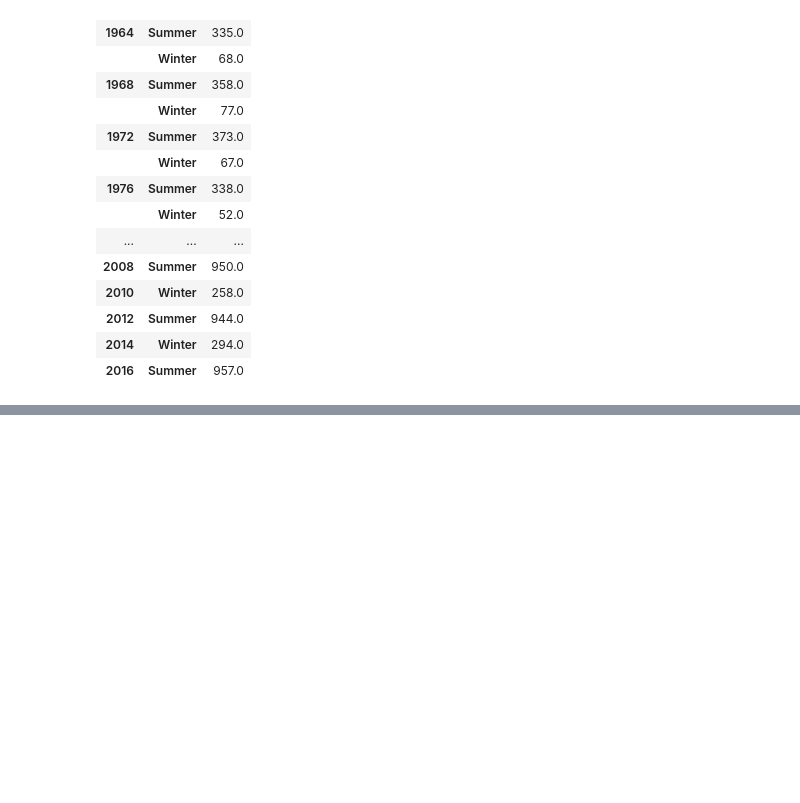
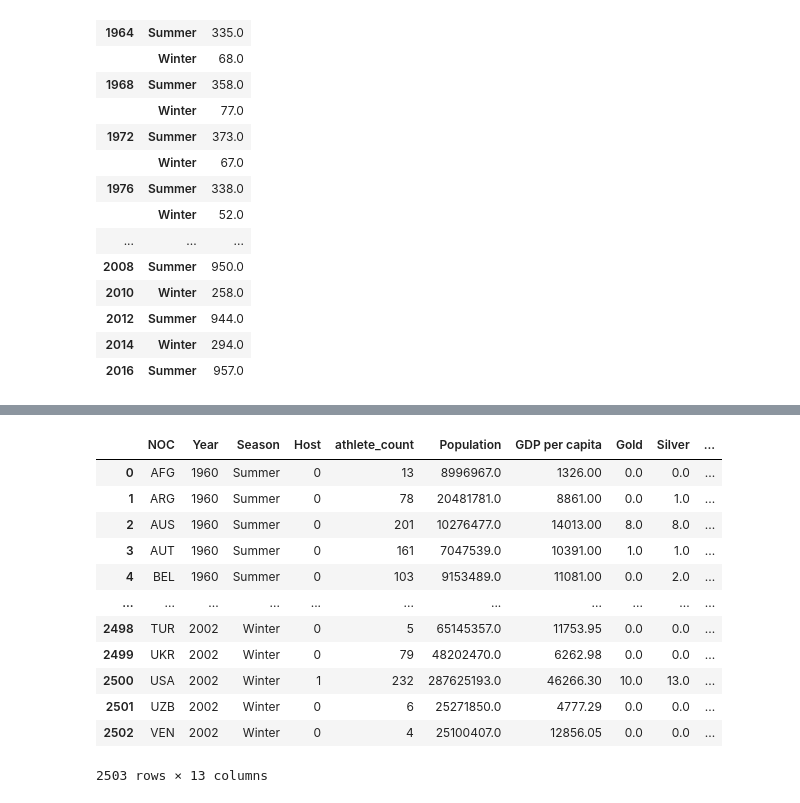
Before and after one commit to olympics2022/olympic_medal_analysis, a Jupyter notebook: Dataframe_merge.ipynb, the cells around one changed output, grey strips where cells are left out. Saved outputs shown, nothing was run; the diff lists cells and outputs as text; code cells hidden in the pictures; blank space fills up the shorter version.

```diff
--- a/Dataframe_merge.ipynb
+++ b/Dataframe_merge.ipynb
@@ -289,0 +271,18 @@ ML_df.to_csv('CSV_In_Progress/MLR_dataset.csv')
+# %%
+medal_share_df['medal_share'] = medal_share_df["country_medal_total"] / medal_share_df['olympic_total']
+medal_share_df = medal_share_df.drop(['index'], axis=1)
+medal_share_df
+# %% [output]
+|  | NOC | Year | Season | Host | athlete_count | Population | GDP per capita | Gold | Silver | ... |
+| 0 | AFG | 1960 | Summer | 0 | 13 | 8996967.0 | 1326.00 | 0.0 | 0.0 | ... |
+| 1 | ARG | 1960 | Summer | 0 | 78 | 20481781.0 | 8861.00 | 0.0 | 1.0 | ... |
+| 2 | AUS | 1960 | Summer | 0 | 201 | 10276477.0 | 14013.00 | 8.0 | 8.0 | ... |
+| 3 | AUT | 1960 | Summer | 0 | 161 | 7047539.0 | 10391.00 | 1.0 | 1.0 | ... |
+| 4 | BEL | 1960 | Summer | 0 | 103 | 9153489.0 | 11081.00 | 0.0 | 2.0 | ... |
+| ... | ... | ... | ... | ... | ... | ... | ... | ... | ... | ... |
+| 2498 | TUR | 2002 | Winter | 0 | 5 | 65145357.0 | 11753.95 | 0.0 | 0.0 | ... |
+| 2499 | UKR | 2002 | Winter | 0 | 79 | 48202470.0 | 6262.98 | 0.0 | 0.0 | ... |
+| 2500 | USA | 2002 | Winter | 1 | 232 | 287625193.0 | 46266.30 | 10.0 | 13.0 | ... |
+| 2501 | UZB | 2002 | Winter | 0 | 6 | 25271850.0 | 4777.29 | 0.0 | 0.0 | ... |
+| 2502 | VEN | 2002 | Winter | 0 | 4 | 25100407.0 | 12856.05 | 0.0 | 0.0 | ... |
+2503 rows × 13 columns
```
Also changed, not shown: parts of 5 cells of this notebook, 2 other files.
